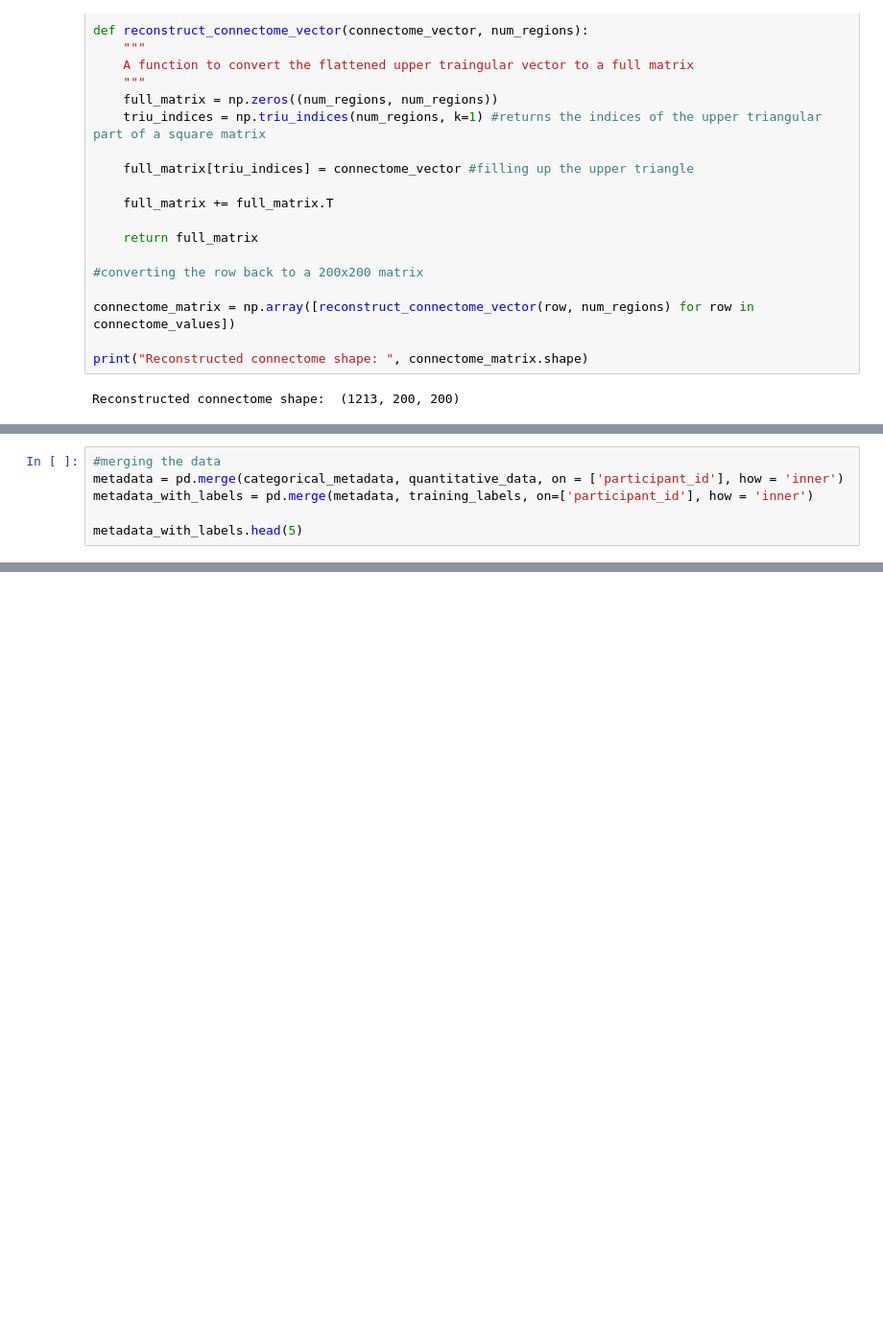
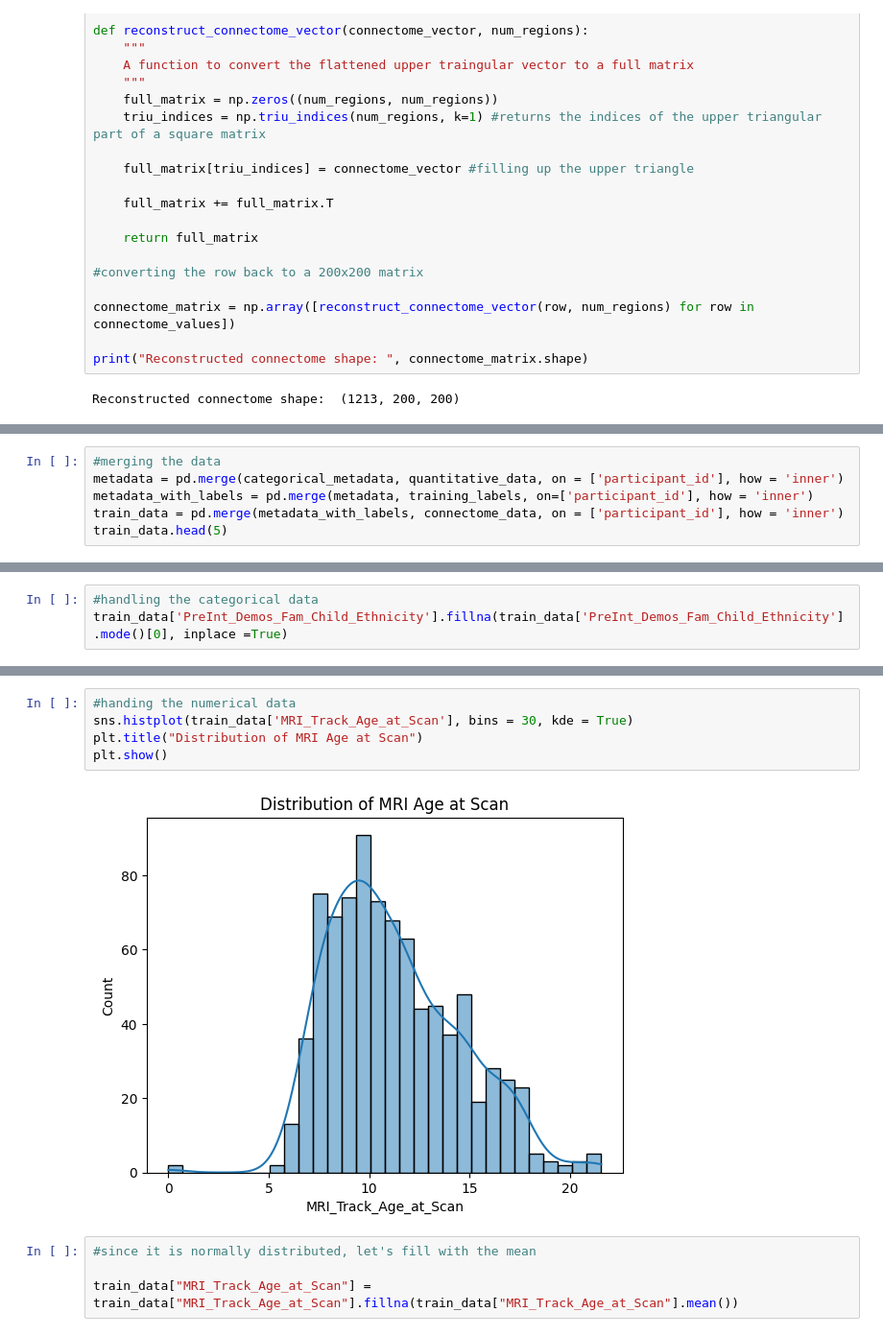
Before and after one commit to Folasewa/Health-Tech-DS-Projects, a Jupyter notebook: ADHD-Kaggle/adhd.ipynb, the cells around one changed output, grey strips where cells are left out. Shown at 96% size. Saved outputs shown, nothing was run; the diff lists cells and outputs as text; blank space fills up the shorter version.

```diff
--- a/ADHD-Kaggle/adhd.ipynb
+++ b/ADHD-Kaggle/adhd.ipynb
@@ -88,8 +88,8 @@ plt.show()
 #merging the data
 metadata = pd.merge(categorical_metadata, quantitative_data, on = ['participant_id'], how = 'inner')
 metadata_with_labels = pd.merge(metadata, training_labels, on=['participant_id'], how = 'inner')
-
-metadata_with_labels.head(5)
+train_data = pd.merge(metadata_with_labels, connectome_data, on = ['participant_id'], how = 'inner')
+train_data.head(5)
 # %% [output]
 |  | participant_id | Basic_Demos_Enroll_Year | Basic_Demos_Study_Site | PreInt_Demos_Fam_Child_Ethnicity | ... |
 | 0 | UmrK0vMLopoR | 2016 | 1 | 0.0 | ... |
@@ -100,0 +111,3 @@ metadata_with_labels.head(5)
+# %%
+#handling the categorical data
+train_data['PreInt_Demos_Fam_Child_Ethnicity'].fillna(train_data['PreInt_Demos_Fam_Child_Ethnicity'].mode()[0], inplace =True)
@@ -100,0 +121,11 @@ metadata_with_labels.head(5)
+# %%
+#handing the numerical data
+sns.histplot(train_data['MRI_Track_Age_at_Scan'], bins = 30, kde = True)
+plt.title("Distribution of MRI Age at Scan")
+plt.show()
+# %% [output]
+[figure, added]
+# %%
+#since it is normally distributed, let's fill with the mean
+
+train_data["MRI_Track_Age_at_Scan"] = train_data["MRI_Track_Age_at_Scan"].fillna(train_data["MRI_Track_Age_at_Scan"].mean())
```
Also changed, not shown: parts of 19 cells of this notebook.
